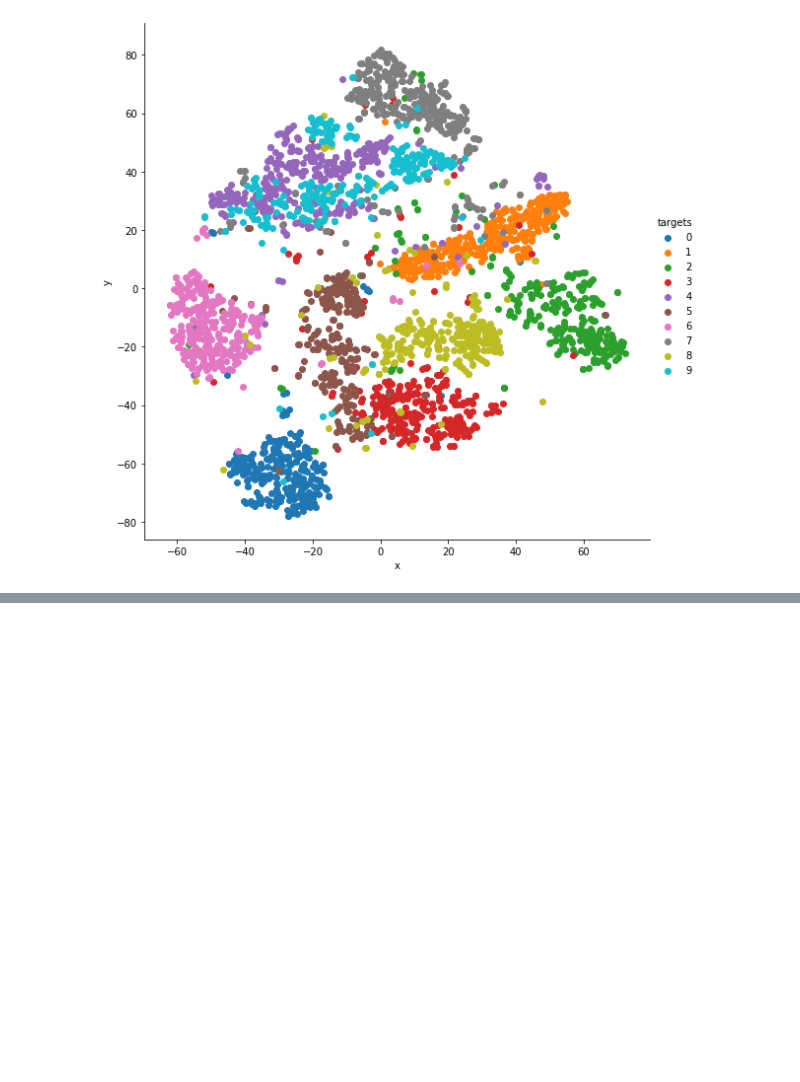
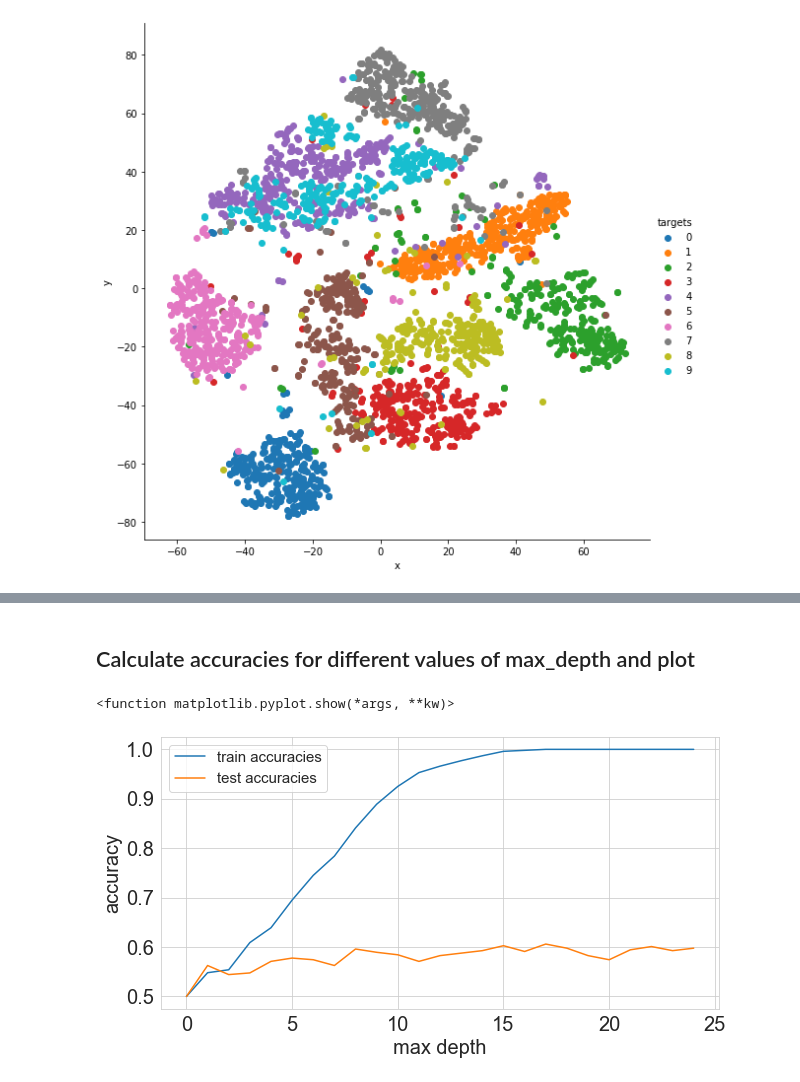
Before and after one commit to MicImbriani/Machine-Learning, a Jupyter notebook: Red_Wine_Quality/Untitled.ipynb, the cells around one changed output, grey strips where cells are left out. Cells and saved outputs as stored; diff of their text form; code cells hidden in the pictures; blank space fills up the shorter version.

Commit message:
Added Decision Tree

```diff
--- a/Red_Wine_Quality/Untitled.ipynb
+++ b/Red_Wine_Quality/Untitled.ipynb
@@ -124,0 +129,2 @@ df
+# %% [markdown]
+<h2>Calculate accuracies for different values of max_depth and plot</h2>
@@ -124,0 +143,47 @@ df
+# %%
+for depth in range(1, 25):
+    clf = tree.DecisionTreeClassifier(max_depth=depth)
+
+    # columns/features for training
+    cols = ['fixed acidity',
+            'volatile acidity',
+            'citric acid',
+            'residual sugar',
+            'chlorides',
+            'free sulfur dioxide',
+            'total sulfur dioxide',
+            'density',
+            'pH',
+            'sulphates',
+            'alcohol']
+
+    # Fit model
+    clf.fit(df_train[cols], df_train.quality)
+
+    # Create predictions
+    train_predictions = clf.predict(df_train[cols])
+    test_predictions = clf.predict(df_test[cols])
+
+    # Calculate training and test accuracies
+    train_acc = metrics.accuracy_score(df_train.quality, train_predictions)
+    test_acc = metrics.accuracy_score(df_test.quality, test_predictions)
+
+    # Append accuracies to lists
+    train_accs.append(train_acc)
+    test_accs.append(test_acc)
+# %%
+plt.figure(figsize=(10,5))
+sns.set_style("whitegrid")
+
+plt.plot(train_accs, label="train accuracies")
+plt.plot(test_accs, label="test accuracies")
+plt.legend(loc="upper left", prop={'size': 15})
+
+plt.xticks(range(0, 26, 5))
+plt.xlabel("max depth", size=20)
+plt.ylabel("accuracy", size=20)
+
+plt.show
+# %% [output]
+<function matplotlib.pyplot.show(*args, **kw)>
+[figure, added]
```
Also changed, not shown: parts of 17 cells of this notebook.
